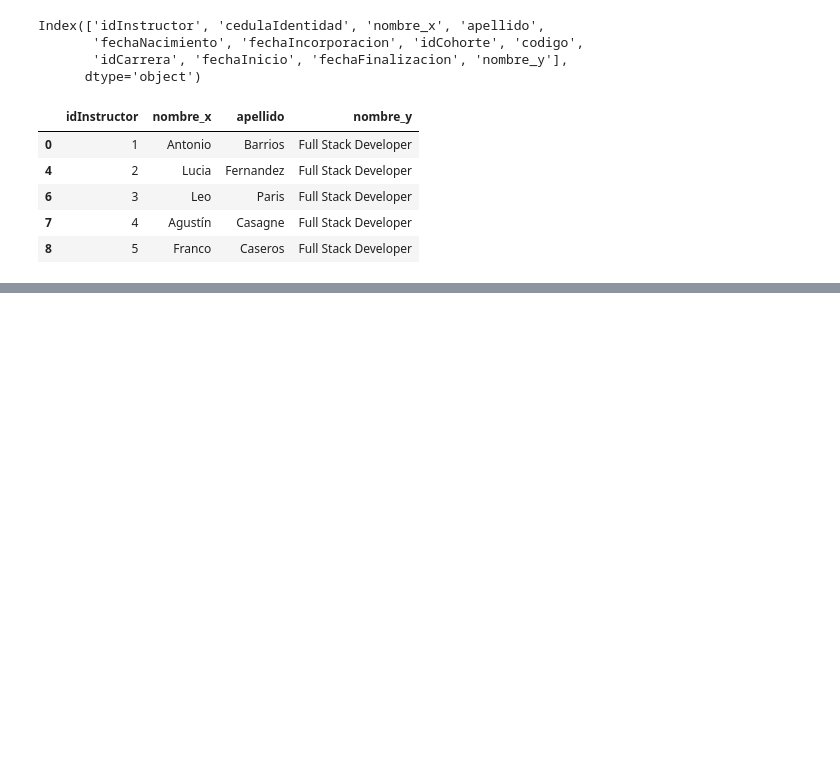
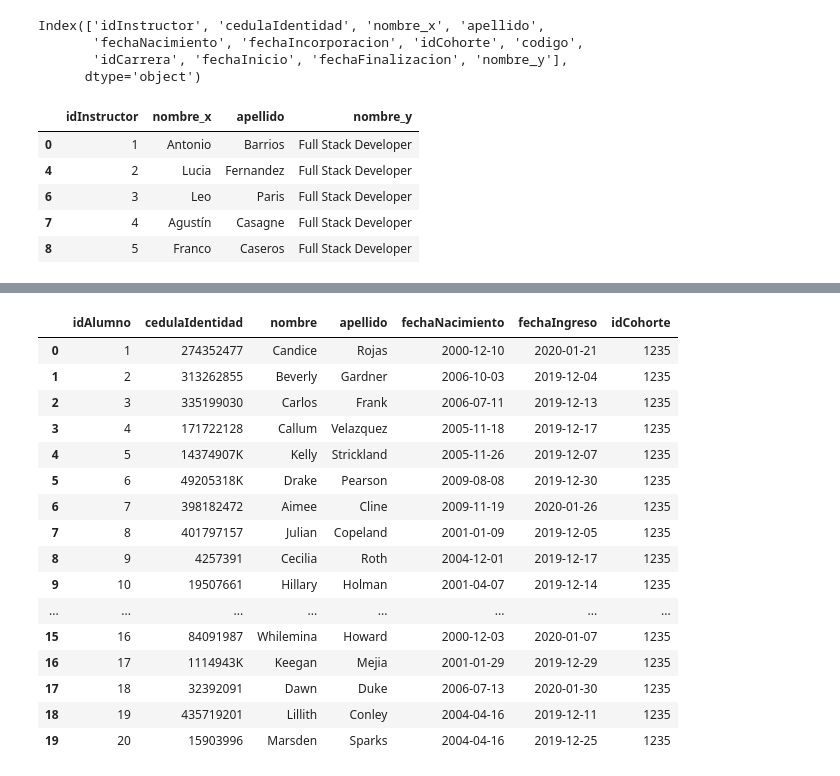
Before and after one commit to MarceloOrtizz/M2, a Jupyter notebook: Clase 06/Marcelo_06.ipynb, the cells around one changed output, grey strips where cells are left out. Cells and saved outputs as stored; diff of their text form; code cells hidden in the pictures; blank space fills up the shorter version.

```diff
--- a/Clase 06/Marcelo_06.ipynb
+++ b/Clase 06/Marcelo_06.ipynb
@@ -167,0 +215,21 @@ unido[['idInstructor', 'nombre_x', 'apellido', 'nombre_y']].drop_duplicates(subs
+# %%
+#ejemplo solo idCohorte=1235
+alumno[(alumno['idCohorte']==1235)]
+# %% [output]
+|  | idAlumno | cedulaIdentidad | nombre | apellido | fechaNacimiento | fechaIngreso | idCohorte |
+| 0 | 1 | 274352477 | Candice | Rojas | 2000-12-10 | 2020-01-21 | 1235 |
+| 1 | 2 | 313262855 | Beverly | Gardner | 2006-10-03 | 2019-12-04 | 1235 |
+| 2 | 3 | 335199030 | Carlos | Frank | 2006-07-11 | 2019-12-13 | 1235 |
+| 3 | 4 | 171722128 | Callum | Velazquez | 2005-11-18 | 2019-12-17 | 1235 |
+| 4 | 5 | 14374907K | Kelly | Strickland | 2005-11-26 | 2019-12-07 | 1235 |
+| 5 | 6 | 49205318K | Drake | Pearson | 2009-08-08 | 2019-12-30 | 1235 |
+| 6 | 7 | 398182472 | Aimee | Cline | 2009-11-19 | 2020-01-26 | 1235 |
+| 7 | 8 | 401797157 | Julian | Copeland | 2001-01-09 | 2019-12-05 | 1235 |
+| 8 | 9 | 4257391 | Cecilia | Roth | 2004-12-01 | 2019-12-17 | 1235 |
+| 9 | 10 | 19507661 | Hillary | Holman | 2001-04-07 | 2019-12-14 | 1235 |
+| ... | ... | ... | ... | ... | ... | ... | ... |
+| 15 | 16 | 84091987 | Whilemina | Howard | 2000-12-03 | 2020-01-07 | 1235 |
+| 16 | 17 | 1114943K | Keegan | Mejia | 2001-01-29 | 2019-12-29 | 1235 |
+| 17 | 18 | 32392091 | Dawn | Duke | 2006-07-13 | 2020-01-30 | 1235 |
+| 18 | 19 | 435719201 | Lillith | Conley | 2004-04-16 | 2019-12-11 | 1235 |
+| 19 | 20 | 15903996 | Marsden | Sparks | 2004-04-16 | 2019-12-25 | 1235 |
```
Also changed, not shown: parts of 6 cells of this notebook.
